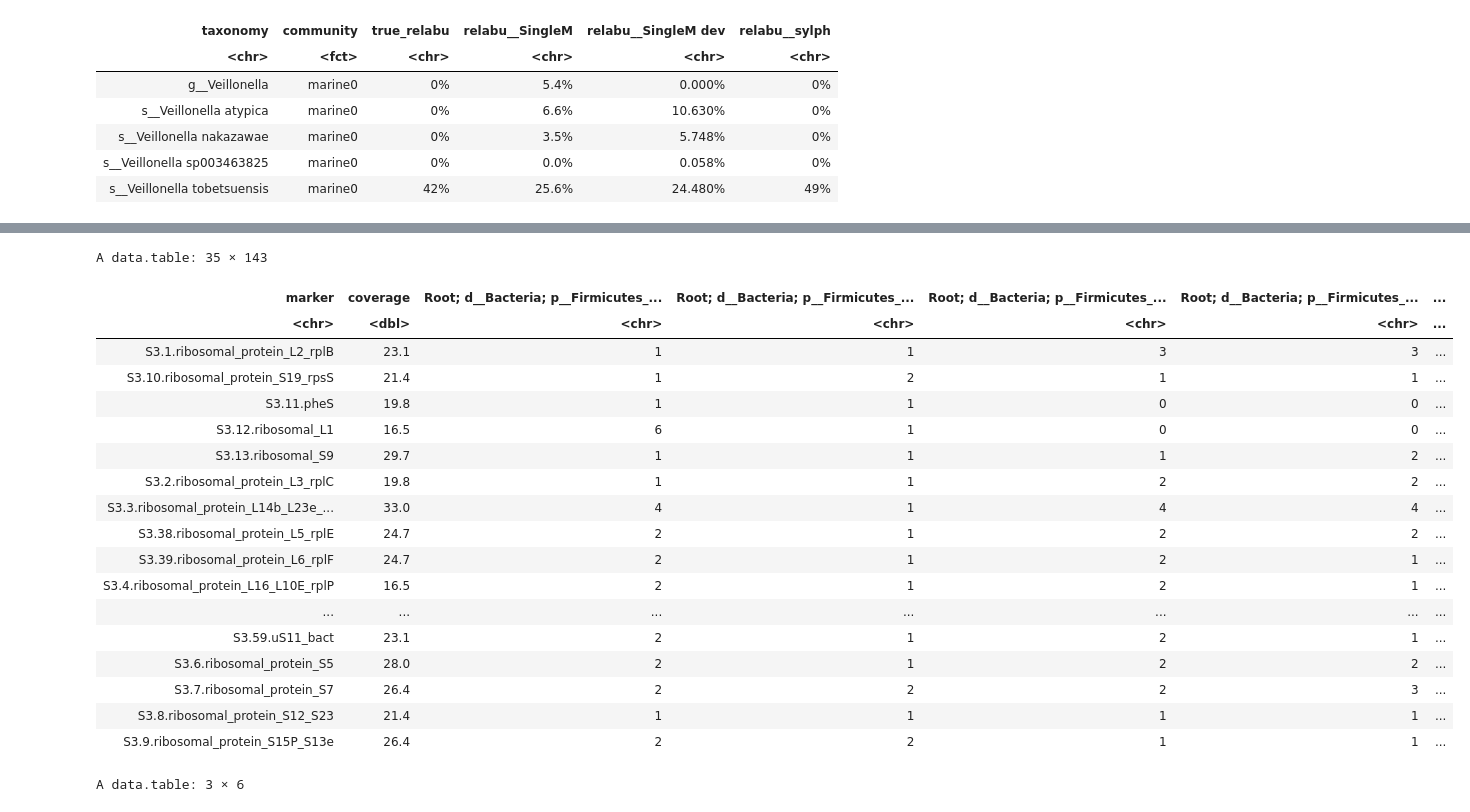
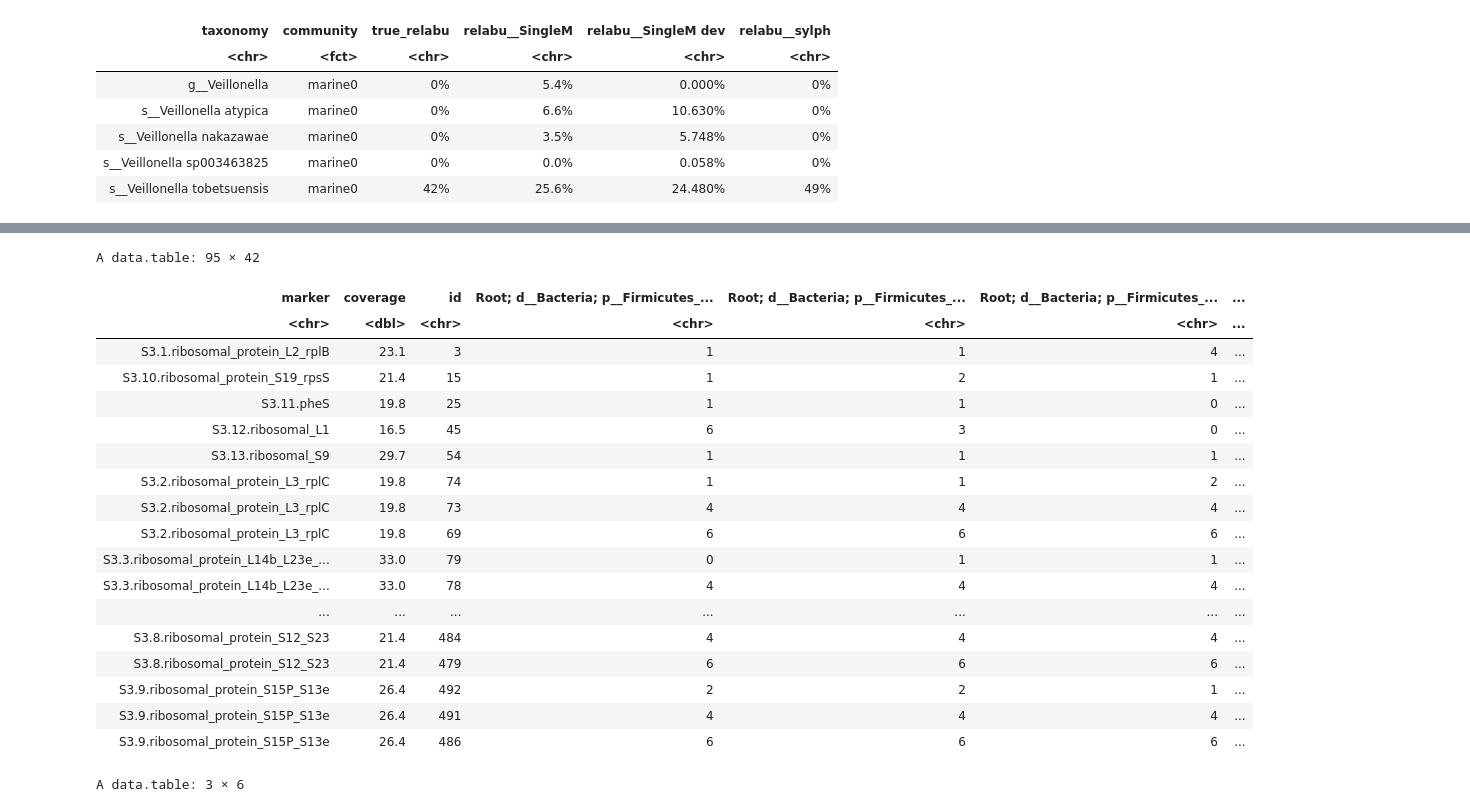
Before and after one commit to timbalam/singlem-benchmarking, a Jupyter notebook: 5_novelty/plot.ipynb, the cells around one changed output, grey strips where cells are left out. Drawn from its saved outputs; the diff is of its cells as text; code cells hidden in the pictures.

Commit message:
fix aggregation of best hits for various parameter values

```diff
--- a/5_novelty/plot.ipynb
+++ b/5_novelty/plot.ipynb
@@ -222,13 +222,13 @@ fix_names <- function(old)
     purrr::map_chr(strsplit(old, "; ?"), function(x) paste0(x, collapse = "; "))
 
 params <- data.table(expand.grid(div = c(2, 3, 4, 6), top = c(2, 5, 10)))
-bhl <- params[
+read_hits <- function(file) {
+    tbl <- fread(file)[, id := seq_len(.N)]
+    setnames(tbl, grep(value = TRUE, "; ?", names(tbl)), fix_names)
+}
+bhs <- params[
     ,
-    melt(fread(paste0("debug/div", div, "top", top, "/marine0_hits.tsv"))[coverage > 2],
-         id.vars = c("sample", "marker", "domain", "coverage")),
+    list(tbl = list(read_hits(paste0("debug/div", div, "top", top, "/marine0_hits.tsv"))[, c("div", "top") := list(div, top)])),
     by = list(div, top)
-][
-    coverage > 2,
 ]
-bhl[, variable := `levels<-`(variable, fix_names(levels(variable)))]
-bhl[, score := ifelse(value == 3, 1, ifelse(value == 2, ifelse(grepl("; s__", variable), div, top), value))]
+bh <- bhs[, dplyr::bind_rows(tbl)]
@@ -246,2 +235,21 @@ dplyr::n_distinct(bhl$variable)
+# %%
+sp_cols <- grep(value = TRUE, "; s__", names(bh))
+bh[
+    ,
+    (sp_cols) := lapply(.SD, function(x) dplyr::case_when(is.na(x) ~ 0, div == 2 & x %in% c(1, 3) ~ 1, x > 0 ~ div, TRUE ~ x)),
+    .SDcols = sp_cols
+]
+gn_cols <- grep(value = TRUE, "; g__[^;]+$", names(bh))
+bh[
+    ,
+    (gn_cols) := lapply(.SD, function(x) dplyr::case_when(is.na(x) ~ 0, div == 2 & top == 2 & x %in% c(1, 3) ~ 1, x > 0 ~ top, TRUE ~ x)),
+    .SDcols = gn_cols
+]
+#bhl[, score := ifelse(value == 3, 1, ifelse(value == 2, ifelse(grepl("; s__", variable), div, top), value))]
 # %%
-bh_sum <- bhl[, list(score = ifelse(any(score > 0), min(score[score > 0]), 0)), by = list(sample, marker, domain, coverage, variable)]
+bhs <- bh[
+    ,
+    lapply(.SD, function(x) ifelse(any(x > 0), min(x[x > 0]), 0)),
+    .SDcols = c(sp_cols, gn_cols),
+    by = list(id, sample, marker, domain, coverage)
+]
@@ -297,13 +317,13 @@ A data.table: 5 × 6
 | s__Veillonella sp003463825 | marine0 | 0% | 0.0% | 0.058% | 0% |
 | s__Veillonella tobetsuensis | marine0 | 42% | 25.6% | 24.480% | 49% |
 # %%
-vabh = bh[rowSums(bh[, grep(value = TRUE, "g__Veillonella", names(bh)), with = FALSE]) > 0][
+vah = bhs[rowSums(bhs[, grep(value = TRUE, "g__Veillonella", names(bhs)), with = FALSE]) > 0 & coverage > 2][
     grepl("Bacteria", domain),
     -c("sample", "domain")
 ]
-vabh_mks <- vabh[
+vah_mks <- vah[
     ,
-    lapply(.SD, function(x) any(x > 0)),
+    lapply(.SD, function(x) any(x %in% c(1, 2))),
     .SDcols = -"coverage",
     by = list(marker)
 ][
@@ -311,5 +331,5 @@ vabh_mks <- vabh[
     lapply(.SD, sum),
     .SDcols = -"marker"
 ][, as.list(sort(unlist(.SD), decreasing = TRUE)), .SDcols = function(x) x > 0]
-vabh_mks
+vah_mks
 # %% [output]
@@ -326,25 +346,25 @@ length(vabh_mks)
 # %%
-format_props(vabh[, c("marker", "coverage", names(vabh_mks)), with = FALSE])
+format_props(vah[order(marker), c("id", "marker", "coverage", names(vah_mks)), with = FALSE])
 # %% [output]
-A data.table: 35 × 143
+A data.table: 95 × 42
-| marker | coverage | Root; d__Bacteria; p__Firmicutes_... | Root; d__Bacteria; p__Firmicutes_... | Root; d__Bacteria; p__Firmicutes_... | Root; d__Bacteria; p__Firmicutes_... | ... |
+| marker | coverage | id | Root; d__Bacteria; p__Firmicutes_... | Root; d__Bacteria; p__Firmicutes_... | Root; d__Bacteria; p__Firmicutes_... | ... |
 | <chr> | <dbl> | <chr> | <chr> | <chr> | <chr> | ... |
-| S3.1.ribosomal_protein_L2_rplB | 23.1 | 1 | 1 | 3 | 3 | ... |
-| S3.10.ribosomal_protein_S19_rpsS | 21.4 | 1 | 2 | 1 | 1 | ... |
-| S3.11.pheS | 19.8 | 1 | 1 | 0 | 0 | ... |
-| S3.12.ribosomal_L1 | 16.5 | 6 | 1 | 0 | 0 | ... |
-| S3.13.ribosomal_S9 | 29.7 | 1 | 1 | 1 | 2 | ... |
-| S3.2.ribosomal_protein_L3_rplC | 19.8 | 1 | 1 | 2 | 2 | ... |
-| S3.3.ribosomal_protein_L14b_L23e_... | 33.0 | 4 | 1 | 4 | 4 | ... |
-| S3.38.ribosomal_protein_L5_rplE | 24.7 | 2 | 1 | 2 | 2 | ... |
-| S3.39.ribosomal_protein_L6_rplF | 24.7 | 2 | 1 | 2 | 1 | ... |
-| S3.4.ribosomal_protein_L16_L10E_rplP | 16.5 | 2 | 1 | 2 | 1 | ... |
+| S3.1.ribosomal_protein_L2_rplB | 23.1 | 3 | 1 | 1 | 4 | ... |
+| S3.10.ribosomal_protein_S19_rpsS | 21.4 | 15 | 1 | 2 | 1 | ... |
+| S3.11.pheS | 19.8 | 25 | 1 | 1 | 0 | ... |
+| S3.12.ribosomal_L1 | 16.5 | 45 | 6 | 3 | 0 | ... |
+| S3.13.ribosomal_S9 | 29.7 | 54 | 1 | 1 | 1 | ... |
+| S3.2.ribosomal_protein_L3_rplC | 19.8 | 74 | 1 | 1 | 2 | ... |
+| S3.2.ribosomal_protein_L3_rplC | 19.8 | 73 | 4 | 4 | 4 | ... |
+| S3.2.ribosomal_protein_L3_rplC | 19.8 | 69 | 6 | 6 | 6 | ... |
+| S3.3.ribosomal_protein_L14b_L23e_... | 33.0 | 79 | 0 | 1 | 1 | ... |
+| S3.3.ribosomal_protein_L14b_L23e_... | 33.0 | 78 | 4 | 4 | 4 | ... |
 | ... | ... | ... | ... | ... | ... | ... |
-| S3.59.uS11_bact | 23.1 | 2 | 1 | 2 | 1 | ... |
-| S3.6.ribosomal_protein_S5 | 28.0 | 2 | 1 | 2 | 2 | ... |
-| S3.7.ribosomal_protein_S7 | 26.4 | 2 | 2 | 2 | 3 | ... |
-| S3.8.ribosomal_protein_S12_S23 | 21.4 | 1 | 1 | 1 | 1 | ... |
-| S3.9.ribosomal_protein_S15P_S13e | 26.4 | 2 | 2 | 1 | 1 | ... |
+| S3.8.ribosomal_protein_S12_S23 | 21.4 | 484 | 4 | 4 | 4 | ... |
+| S3.8.ribosomal_protein_S12_S23 | 21.4 | 479 | 6 | 6 | 6 | ... |
+| S3.9.ribosomal_protein_S15P_S13e | 26.4 | 492 | 2 | 2 | 1 | ... |
+| S3.9.ribosomal_protein_S15P_S13e | 26.4 | 491 | 4 | 4 | 4 | ... |
+| S3.9.ribosomal_protein_S15P_S13e | 26.4 | 486 | 6 | 6 | 6 | ... |
 # %%
 # look at Kineosporia genus
 format_table(m[grepl("g__Kineosporia", taxonomy)])
```
Also changed, not shown: parts of 9 cells of this notebook, 1 other file.
